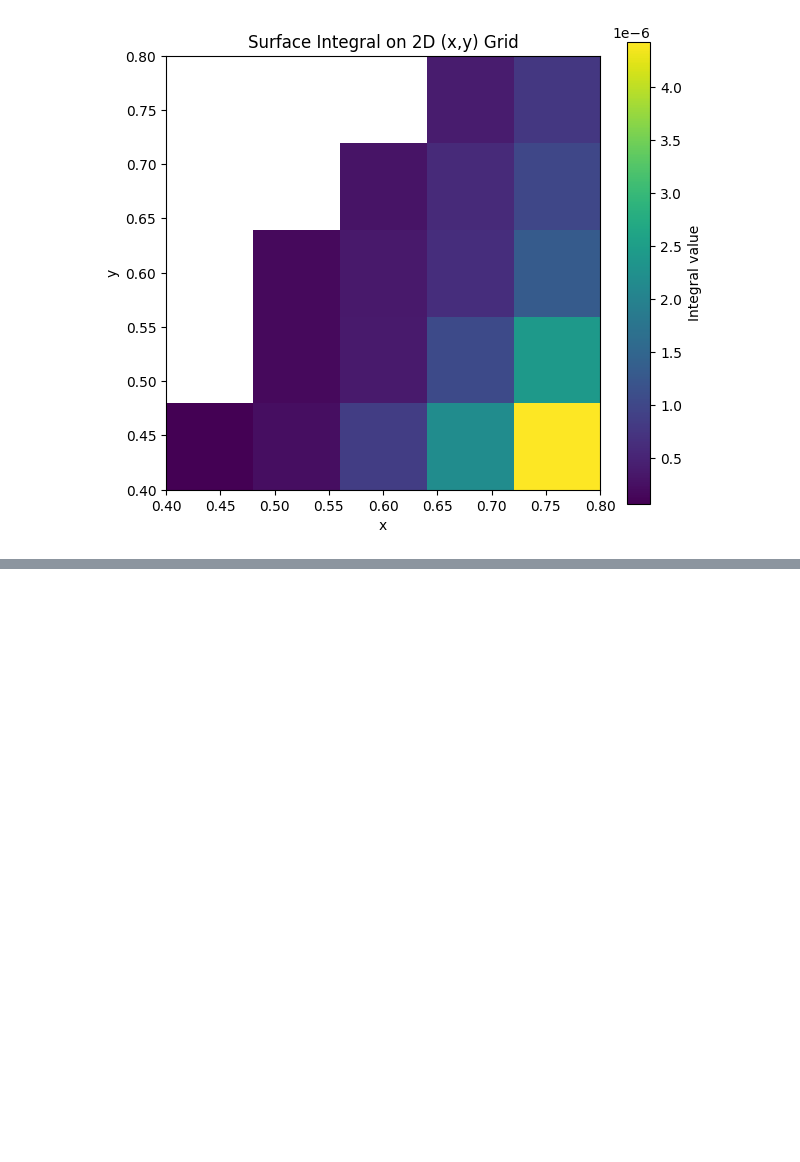
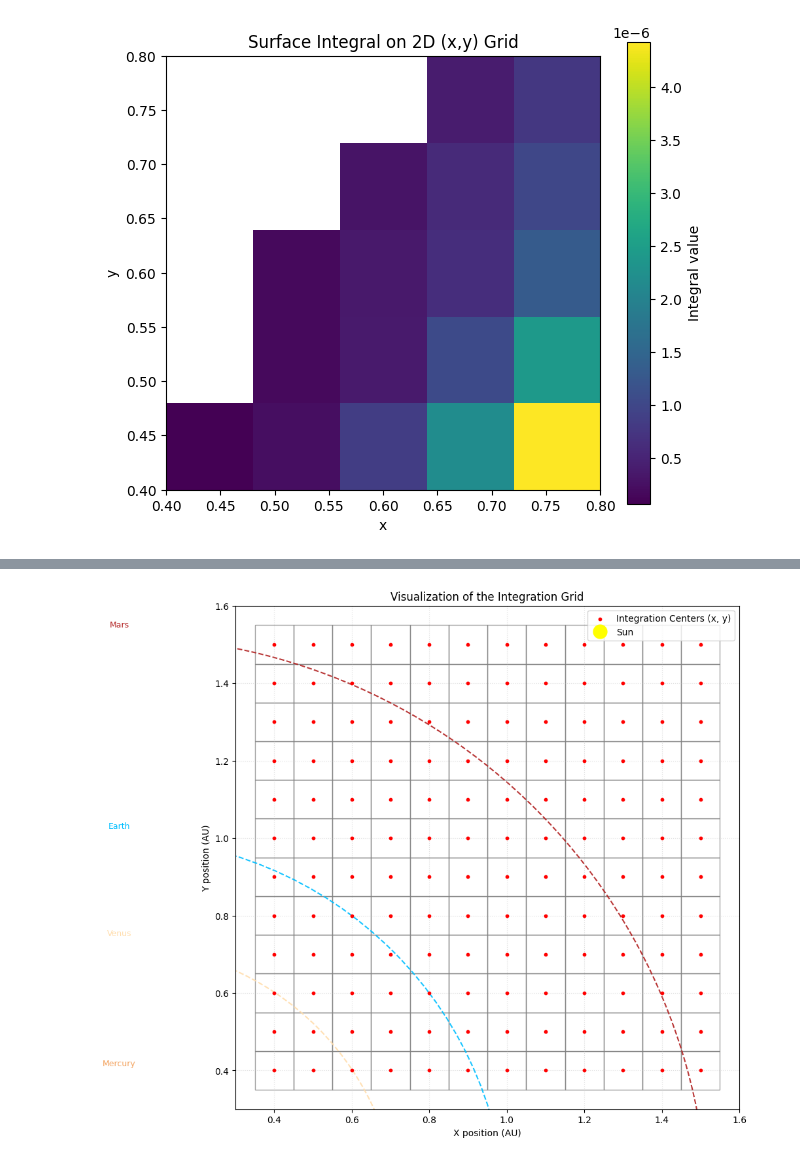
Before and after one commit to JuanitaAgudelo/TesisRepo, a Jupyter notebook: density_space_mapping/z_grid_mapping.ipynb, the cells around one changed output, grey strips where cells are left out. Drawn from its saved outputs; the diff is of its cells as text; code cells hidden in the pictures; blank space fills up the shorter version.

```diff
--- a/density_space_mapping/z_grid_mapping.ipynb
+++ b/density_space_mapping/z_grid_mapping.ipynb
@@ -268,0 +534,99 @@ plt.show()
+# %%
+import numpy as np
+import matplotlib.pyplot as plt
+import matplotlib.patches as patches
+
+# ==============================================================================
+# 1. DEFINE GRID PARAMETERS (same as your main script)
+# ==============================================================================
+
+# Grid range for x and y (in AU)
+x_min, x_max = 0.4, 1.5
+y_min, y_max = 0.4, 1.5
+
+# The size of the integration volume for x and y
+dx_cell, dy_cell = 0.1, 0.1
+
+# ==============================================================================
+# 2. CREATE THE GRID CENTERS (same as your main script)
+# ==============================================================================
+
+# We use the cell size to determine the number of steps
+# We add a small epsilon to avoid floating point issues at the edges
+x_steps = int(round((x_max - x_min) / dx_cell)) + 1
+y_steps = int(round((y_max - y_min) / dy_cell)) + 1
+
+# Create arrays of the center points for each cell
+x_centers = np.linspace(x_min, x_max, x_steps)
+y_centers = np.linspace(y_min, y_max, y_steps)
+
+# Create a meshgrid of centers, which is useful for plotting
+X_centers, Y_centers = np.meshgrid(x_centers, y_centers)
+
+# ==============================================================================
+# 3. VISUALIZATION
+# ==============================================================================
+
+print(f"Grid Dimensions: {len(x_centers)} x {len(y_centers)} = {len(x_centers) * len(y_centers)} cells")
+
+# --- Set up the plot ---
+plt.style.use('default') # Using a light theme for better clarity of grid lines
+fig, ax = plt.subplots(figsize=(10, 10))
+
+# --- Draw Grid Cells ---
+for x_c in x_centers:
+    for y_c in y_centers:
+        # Calculate the bottom-left corner of the rectangle
+        bottom_left_x = x_c - dx_cell / 2
+        bottom_left_y = y_c - dy_cell / 2
+
+        # Create a Rectangle patch
+        rect = patches.Rectangle(
+            (bottom_left_x, bottom_left_y),
+            dx_cell,
+            dy_cell,
+            linewidth=1,
+            edgecolor='gray',
+            facecolor='none',
+            alpha=0.75
+        )
+
+        # Add the patch to the Axes
+        ax.add_patch(rect)
+
+# --- Plot the Center Points ---
+# Plotting the centers on top of the grid cells
+ax.scatter(X_centers, Y_centers, color='red', s=10, zorder=5, label='Integration Centers (x, y)')
+
+# --- Add Context and Labels ---
+# Add a point for the Sun
+ax.plot(0, 0, 'o', color='yellow', markersize=15, label='Sun')
+
+# Function to add planetary orbits for context
+def plot_orbit(radius, label, color='c'):
+    circle = plt.Circle((0, 0), radius, color=color, fill=False, linestyle='--', alpha=0.9, linewidth=1.5)
+    ax.add_artist(circle)
+    # Adjust text position for clarity
+    ax.text(0, radius + 0.02, label, color=color, ha='center', va='bottom', fontsize=9)
+
+plot_orbit(0.387, 'Mercury', 'sandybrown')
+plot_orbit(0.723, 'Venus', 'navajowhite')
+plot_orbit(1.0, 'Earth', 'deepskyblue')
+plot_orbit(1.52, 'Mars', 'firebrick')
+
+
+# --- Final Plot Adjustments ---
+ax.set_xlabel('X position (AU)')
+ax.set_ylabel('Y position (AU)')
+ax.set_title('Visualization of the Integration Grid')
+
+# Set the limits to be slightly larger than the grid to see it clearly
+ax.set_xlim(x_min - dx_cell, x_max + dx_cell)
+ax.set_ylim(y_min - dy_cell, y_max + dy_cell)
+
+ax.set_aspect('equal', adjustable='box') # Crucial for correct visualization of circles and squares
+ax.grid(True, linestyle=':', alpha=0.4)
+ax.legend()
+
+plt.show()
+# %% [output]
@@ -268,0 +634 @@ plt.show()
+[figure, added]
```
Also changed, not shown: parts of 7 cells of this notebook, 1 other file.
